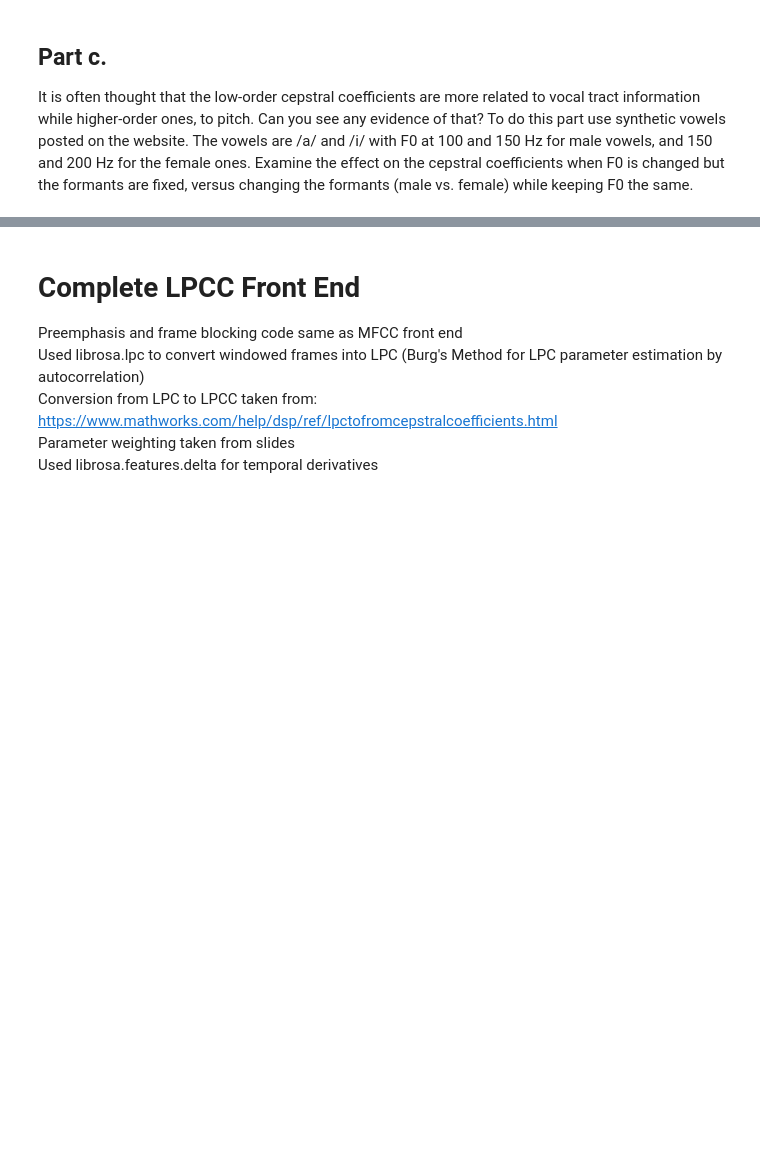
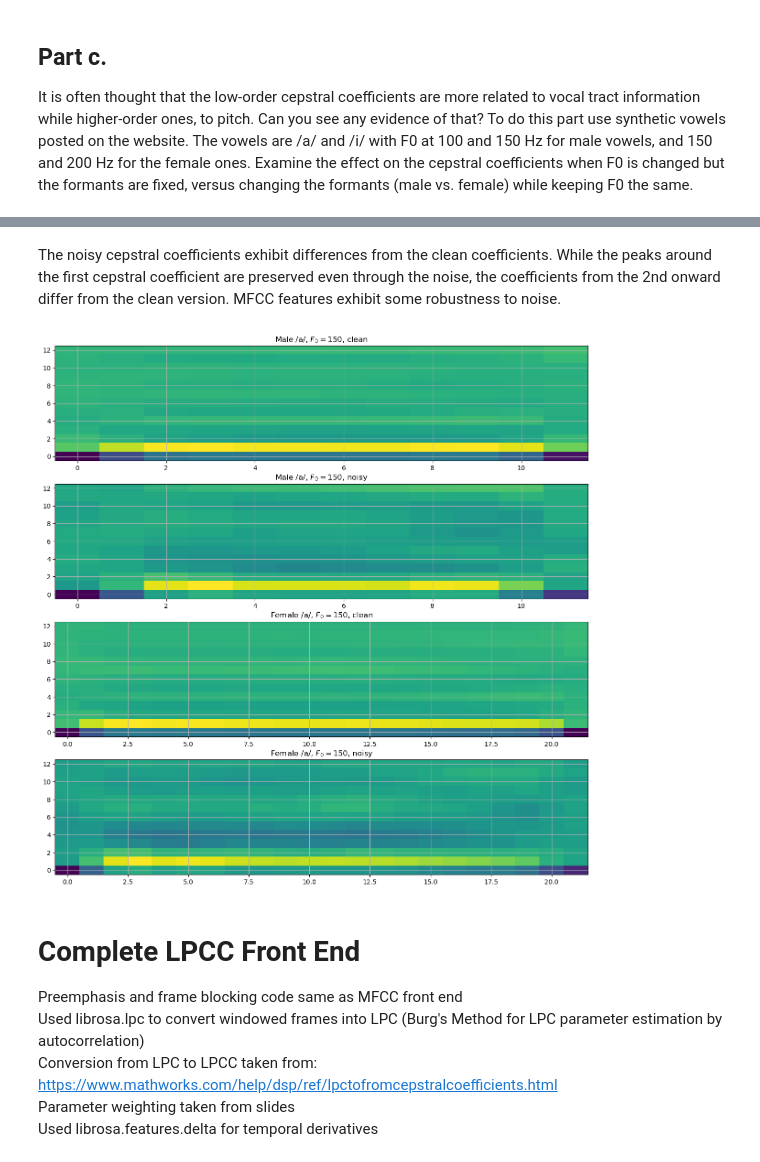
Before and after one commit to awong0811/ECE214B, a Jupyter notebook: HW2/HW2.ipynb, the cells around one changed output, grey strips where cells are left out. Saved outputs shown, nothing was run; the diff lists cells and outputs as text; code cells hidden in the pictures; blank space fills up the shorter version.

```diff
--- a/HW2/HW2.ipynb
+++ b/HW2/HW2.ipynb
@@ -247,3 +310,33 @@ Audio(y_f_i_200, rate=sr_f_i_200)
+# %%
+nmfcc = 13
+y_m_a_150_n = add_noise(y_m_a_150, 10)
+y_f_a_150_n = add_noise(y_f_a_150, 10)
+feat_m_a_150 = librosa.feature.mfcc(y=y_m_a_150, sr=sr_m_a_150, n_mfcc=nmfcc)
+feat_f_a_150 = librosa.feature.mfcc(y=y_f_a_150, sr=sr_f_a_150, n_mfcc=nmfcc)
+feat_m_a_150_n = librosa.feature.mfcc(y=y_m_a_150_n, sr=sr_m_a_150, n_mfcc=nmfcc)
+feat_f_a_150_n = librosa.feature.mfcc(y=y_f_a_150_n, sr=sr_f_a_150, n_mfcc=nmfcc)
+# %% [markdown]
+The noisy cepstral coefficients exhibit differences from the clean coefficients. While the peaks around the first cepstral coefficient are preserved even through the noise, the coefficients from the 2nd onward differ from the clean version. MFCC features exhibit some robustness to noise.
+# %%
+plt.figure(figsize=(15,15))
+plt.subplot(4, 1, 1)
+plt.imshow(feat_m_a_150, aspect='auto', origin='lower')
+plt.title('Male /a/, $F_0=150$, clean')
+plt.grid(True)
+plt.subplot(4, 1, 2)
+plt.imshow(feat_m_a_150_n, aspect='auto', origin='lower')
+plt.title('Male /a/, $F_0=150$, noisy')
+plt.grid(True)
+plt.subplot(4, 1, 3)
+plt.imshow(feat_f_a_150, aspect='auto', origin='lower')
+plt.title('Female /a/, $F_0=150$, clean')
+plt.grid(True)
+plt.subplot(4, 1, 4)
+plt.imshow(feat_f_a_150_n, aspect='auto', origin='lower')
+plt.title('Female /a/, $F_0=150$, noisy')
+plt.grid(True)
+# %% [output]
+[figure, added]
 # %% [markdown]
 # Complete LPCC Front End
 Preemphasis and frame blocking code same as MFCC front end
```
Also changed, not shown: parts of 28 cells of this notebook, 1 other file.
